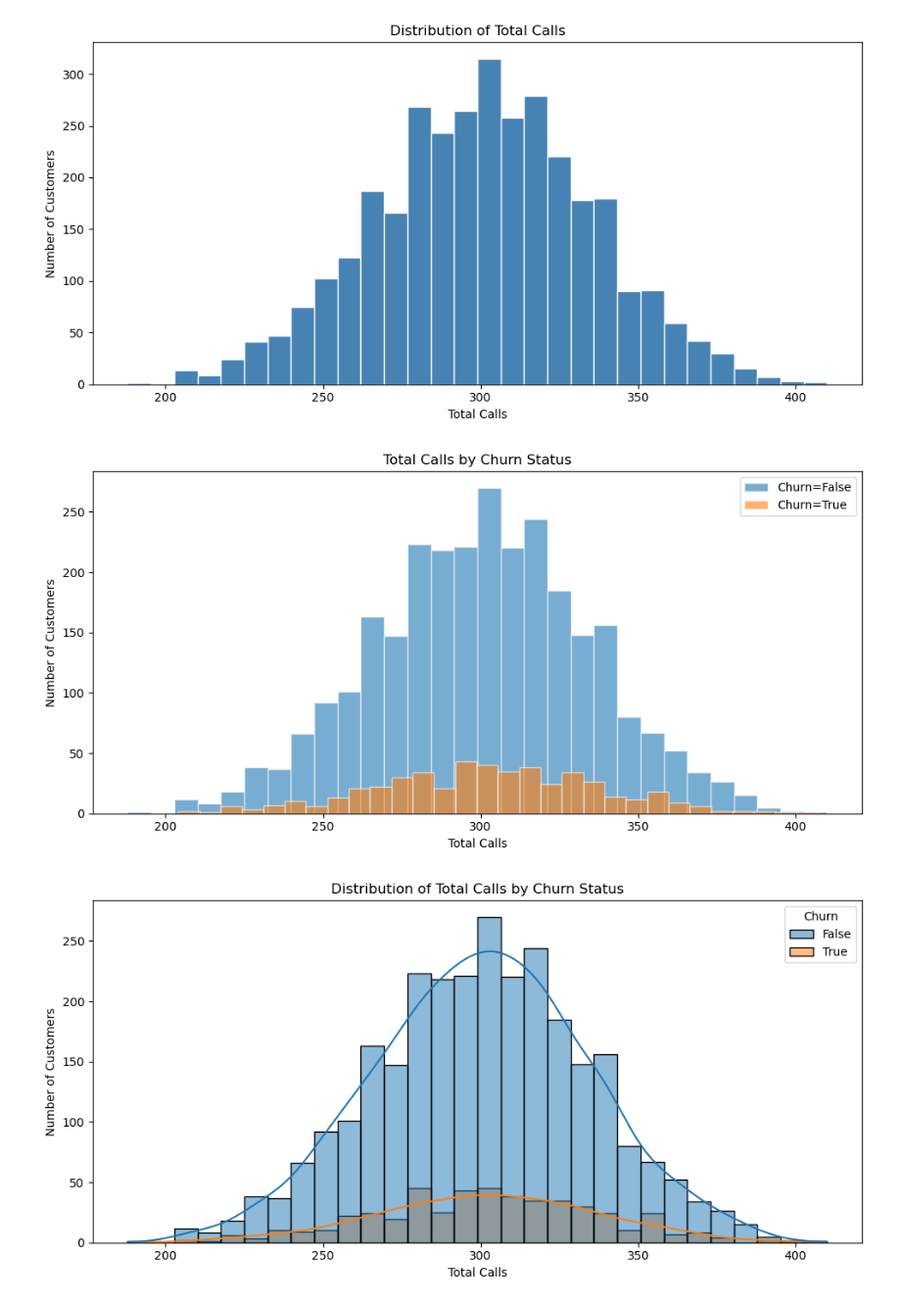
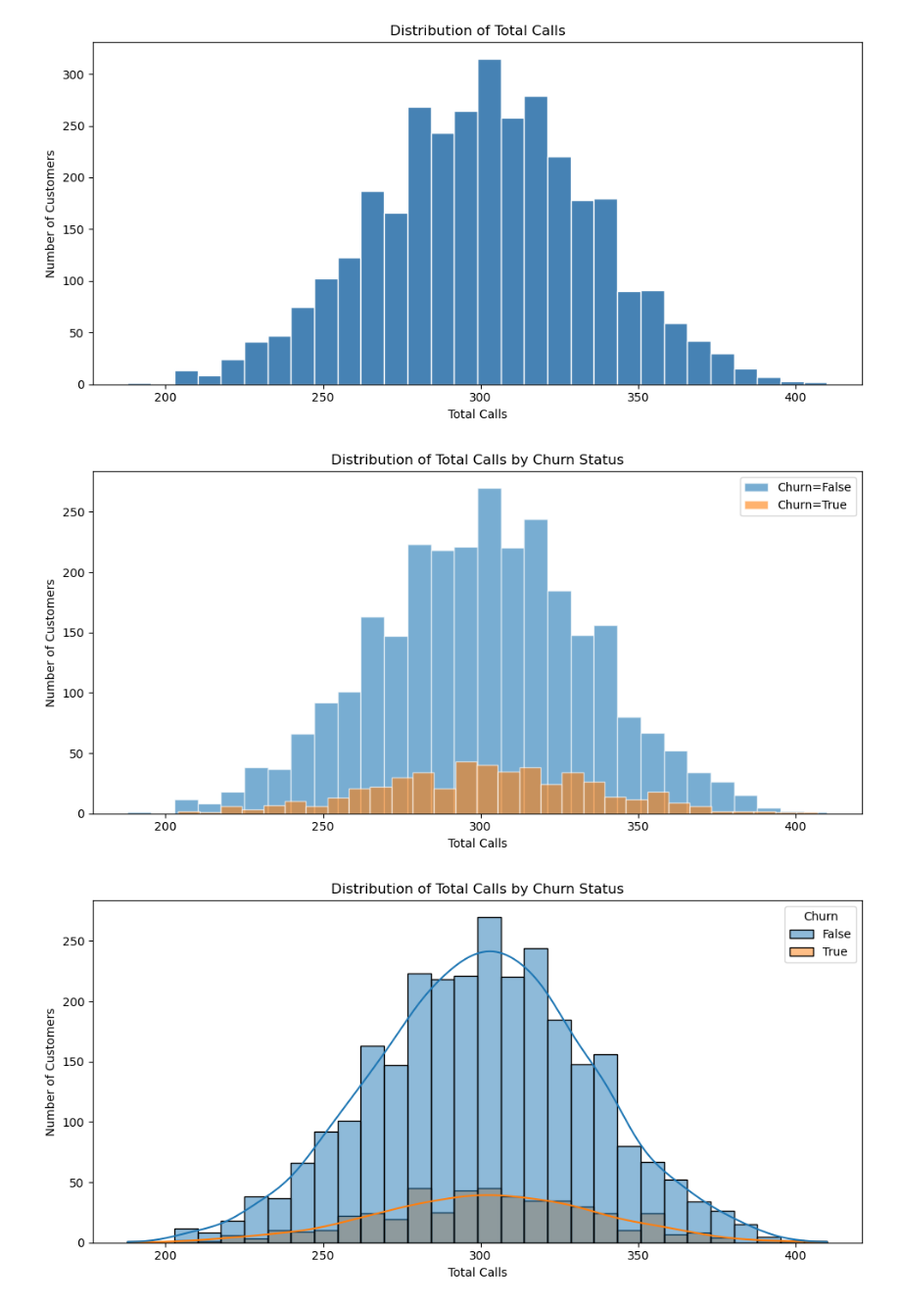
Before and after one commit to Felo-14/SyriaTel_Customer_Churn, a Jupyter notebook: Customer Churn Prediction.ipynb, the cells around one changed output. Shown at 98% size. Drawn from its saved outputs; the diff is of its cells as text; code cells hidden in the pictures.

```diff
--- a/Customer Churn Prediction.ipynb
+++ b/Customer Churn Prediction.ipynb
@@ -344,17 +344,17 @@ plt.tight_layout();
 # %%
 #plot for total calls based on churn status
 
 fig, ax = plt.subplots(figsize=(10, 5))
 for churn, group in df.groupby("Churn"):
     ax.hist(group["Total_Calls"], bins=30, alpha=0.6, label=f"Churn={churn}", edgecolor="white")
 
-plt.title("Total Calls by Churn Status")
+plt.title("Distribution of Total Calls by Churn Status")
 plt.xlabel("Total Calls")
 plt.ylabel("Number of Customers")
 plt.legend()
 plt.tight_layout();
 # %% [output]
-[figure, old version]
+[figure, new version]
 # %%
 #plot for total calls based on churn status
 
```
Also changed, not shown: parts of 4 cells of this notebook.
